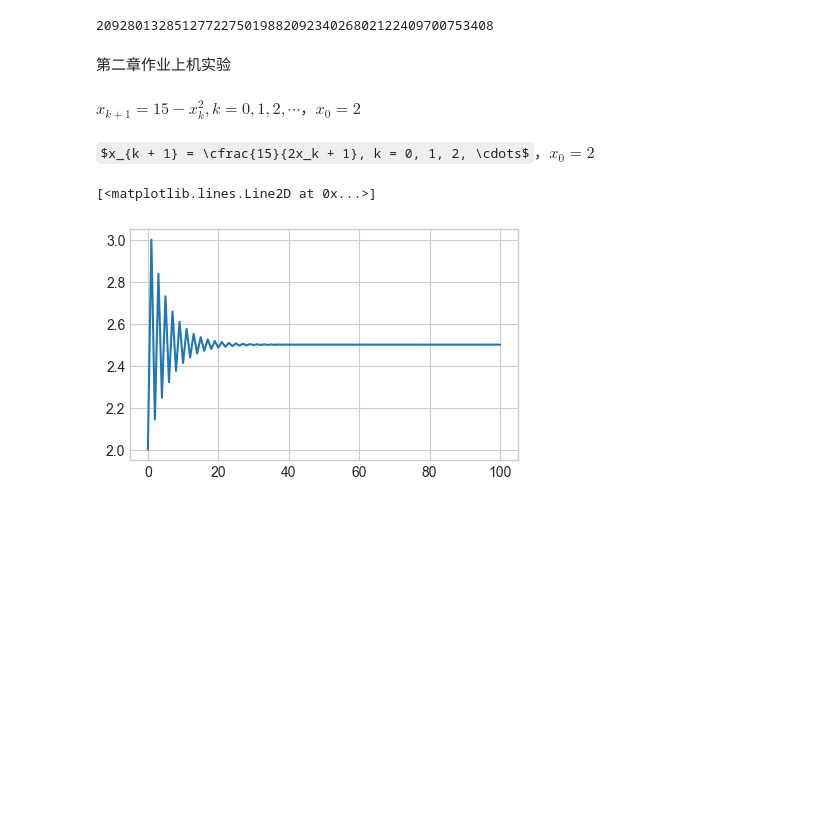
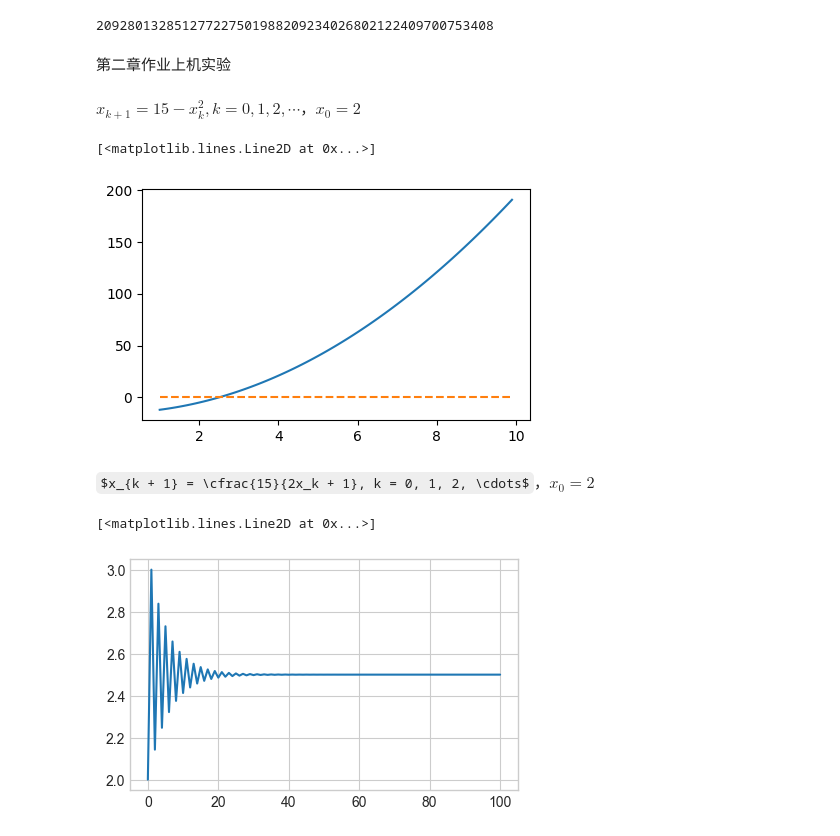
Before and after one commit to Maxmilite/numerical-analysis-code, a Jupyter notebook: experiment/code/ex.ipynb, the cells around one changed output. Drawn from its saved outputs; the diff is of its cells as text; code cells hidden in the pictures; some formulas as TeX source; blank space fills up the shorter version.

```diff
--- a/experiment/code/ex.ipynb
+++ b/experiment/code/ex.ipynb
@@ -1,7 +1,7 @@
 # %%
 import matplotlib.pyplot as plt
 import numpy as np
-plt.style.use('seaborn-whitegrid')
+# plt.style.use('seaborn-whitegrid')
 plt.figure(figsize=(5, 3))
 import math
 # %% [output]
@@ -45 +39,22 @@ for i in range(lim):
+# %%
+lim = 100
+x = [2]
+for i in range(lim):
+    # x.append(15 - 2 * (x[-1] ** 2))
+    # print(x[-1])
+    pass
+
+def f(x: float) -> float:
+    return 2 * (x**2) + x - 15
+
+x = np.arange(1, 10, 0.1)
+y = f(x)
+z = np.zeros_like(x)
+
+plt.figure(figsize=(5, 3))
+plt.plot(x, y)
+plt.plot(x, z, linestyle='--')
+# %% [output]
+[<matplotlib.lines.Line2D at 0x...>]
+[figure, added]
 # %% [markdown]
```
Also changed, not shown: parts of 2 cells of this notebook, 1 other file.
